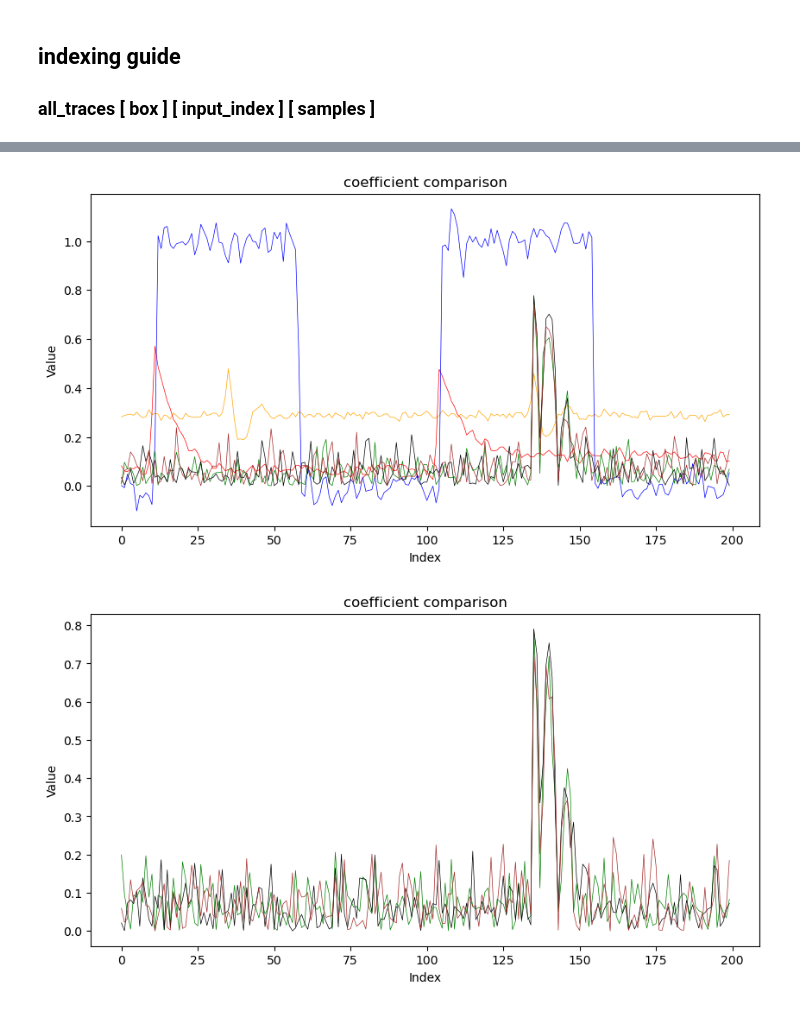
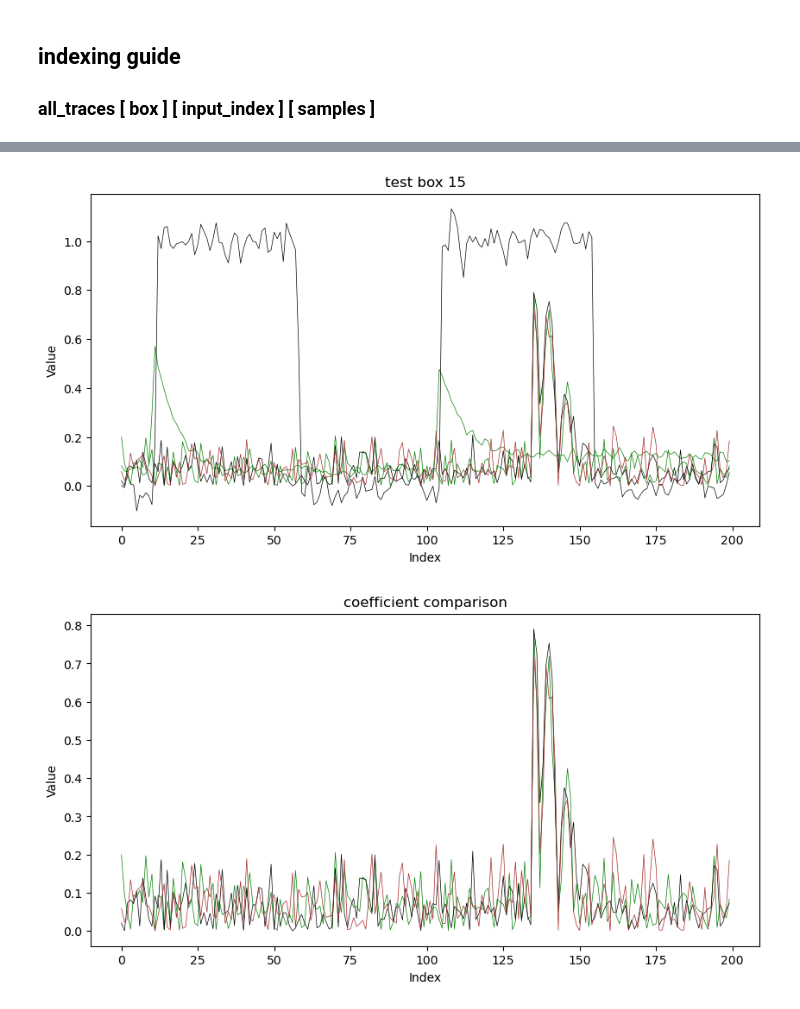
Before and after one commit to blueh0rse/cpa-attack, a Jupyter notebook: analysis.ipynb, the cells around one changed output, grey strips where cells are left out. Cells and saved outputs as stored; diff of their text form; code cells hidden in the pictures.

```diff
--- a/analysis.ipynb
+++ b/analysis.ipynb
@@ -112,16 +113,17 @@ for guess in range(256):
 	maxes[guess] = np.max(np.abs(top / bottom))
 # %%
 maxes = np.zeros(256, dtype=np.float64)
+x = 15
 for guess in range(256):
-	guess_box_weights = all_hamming_weights_per_box_1[:, guess, 1] #! 1 or 2
-	WxH = (all_traces_1[1].T * guess_box_weights).T #! 1 or 2
+	guess_box_weights = all_hamming_weights_per_box_1[:, guess, x] #! 1 or 2
+	WxH = (all_traces_1[x].T * guess_box_weights).T #! 1 or 2
 	EWxH = np.sum(WxH, axis=0)
 
-	Ew = np.sum(all_traces_1[1], axis=0) #! 1 or 2
+	Ew = np.sum(all_traces_1[x], axis=0) #! 1 or 2
 
 	Eh = np.sum(guess_box_weights)
 
-	Ew2 = np.sum(np.square(all_traces_1[1]), axis=0) #! 1 or 2
+	Ew2 = np.sum(np.square(all_traces_1[x]), axis=0) #! 1 or 2
 	Ew_squared = np.square(Ew)  # constant
 
 	Eh2 = np.sum(np.square(guess_box_weights), axis=0)
@@ -216,18 +273,17 @@ What does this mean? Well let's remember that correlation peaks by themselves. T
 # %%
 plt.figure(figsize=(10, 5)) #! 46435
-plt.plot((all_traces_1[15][0] / 70000)[46300:46500], 'orange', linewidth=0.5)
-plt.plot((all_traces_2[15][0])[46300:46500], 'red', linewidth=0.5)
-plt.plot(all_clocks[15][0][46300:46500], 'blue', linewidth=0.5)
-plt.plot(np.abs(coeffs_temp[master_key_1[1]])[46300:46500], 'green', linewidth=0.5)
-plt.plot(np.abs(coeffs_temp[master_key_1[1]])[32200:32400], 'black', linewidth=0.5)
-plt.plot(np.abs(coeffs_temp[master_key_1[1]])[40200:40400], 'brown', linewidth=0.5)
+plt.plot((all_traces_2[x][0])[46300:46500], 'green', linewidth=0.5)
+plt.plot(all_clocks[x][0][46300:46500], 'black', linewidth=0.5)
+plt.plot(np.abs(coeffs_temp[master_key_1[x]])[46300:46500], 'green', linewidth=0.5)
+plt.plot(np.abs(coeffs_temp[master_key_1[x]])[32200:32400], 'black', linewidth=0.5)
+plt.plot(np.abs(coeffs_temp[master_key_1[x]])[40200:40400], 'brown', linewidth=0.5)
 
-plt.title('coefficient comparison')
+plt.title(f'test box {x}')
 plt.xlabel('Index')
 plt.ylabel('Value')
 plt.show()
 # %% [output]
-[figure, old version]
+[figure, new version]
 # %%
 plt.figure(figsize=(10, 5)) #! 46435
 # plt.plot((all_traces_1[15][0] / 70000)[46300:46500], 'orange', linewidth=0.5)
```
Also changed, not shown: parts of 5 cells of this notebook.
